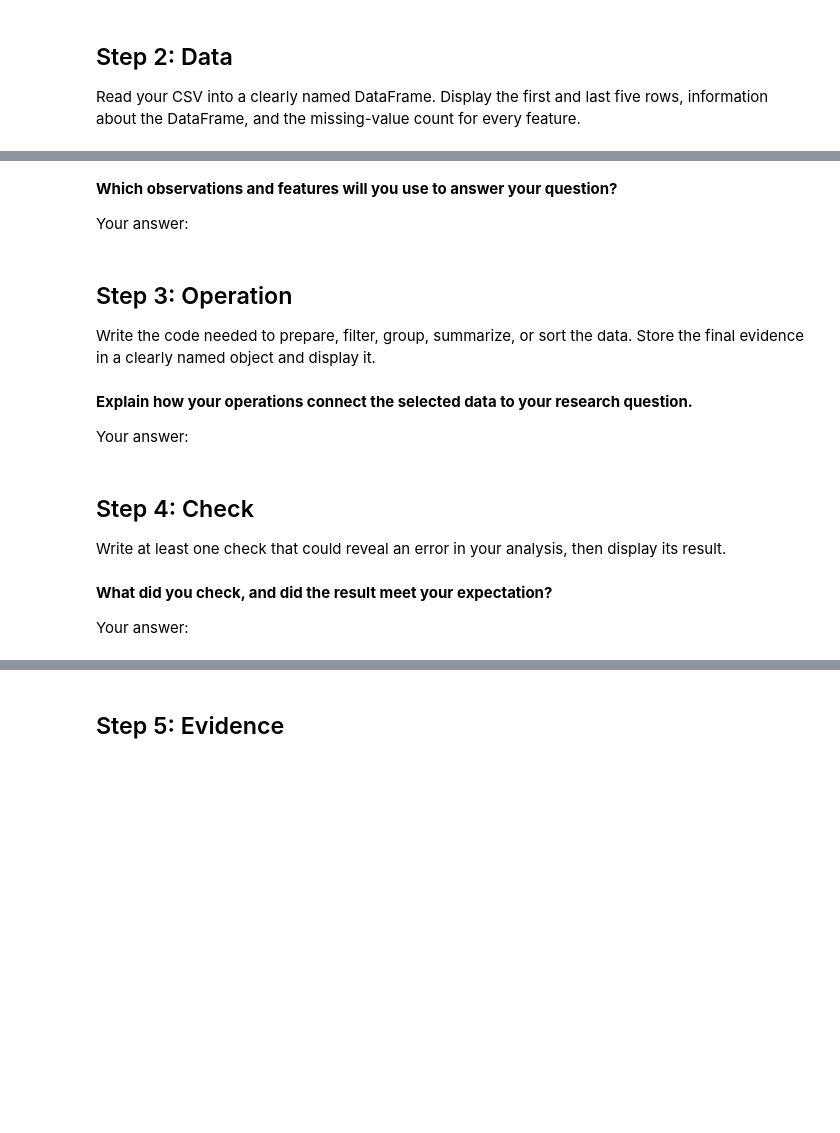
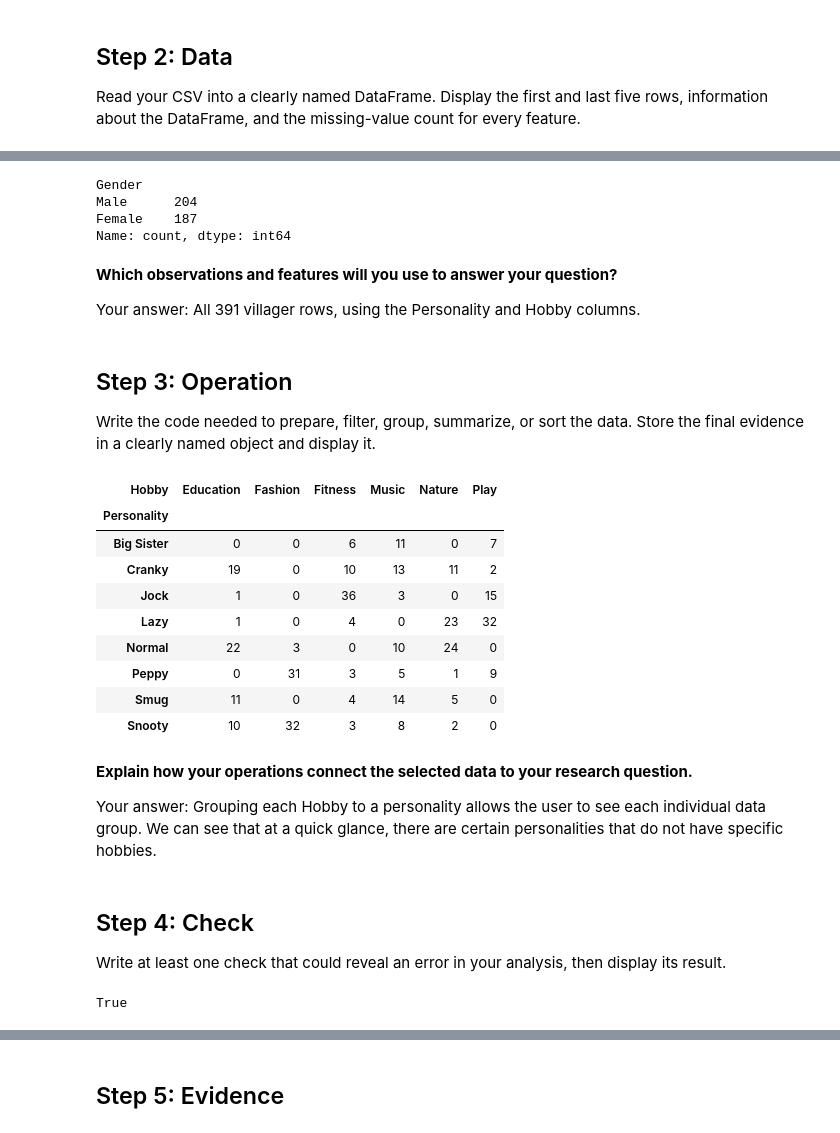
Before and after one commit to swolbroham/Data_Visualization_and_Modeling_Campus, a Jupyter notebook: week01/lab/Lab - Building a Reproducible Analysis Workflow.ipynb, the cells around one changed output, grey strips where cells are left out. Drawn from its saved outputs; the diff is of its cells as text; code cells hidden in the pictures; blank space fills up the shorter version.

```diff
--- a/week01/lab/Lab - Building a Reproducible Analysis Workflow.ipynb
+++ b/week01/lab/Lab - Building a Reproducible Analysis Workflow.ipynb
@@ -342,3 +348,4 @@ Your answer:
 Read your CSV into a clearly named DataFrame. Display the first and last five rows, information about the DataFrame, and the missing-value count for every feature.
 # %%
 # Write your code here.
+villagers = pd.read_csv("data/villagers.csv")
@@ -345,7 +414,14 @@ Read your CSV into a clearly named DataFrame. Display the first and last five ro
+# %%
+villagers["Gender"].value_counts()
+# %% [output]
+Gender
+Male      204
+Female    187
+Name: count, dtype: int64
 # %% [markdown]
 **Which observations and features will you use to answer your question?**
 
-Your answer:
+Your answer: All 391 villager rows, using the Personality and Hobby columns.
 # %% [markdown]
 ## Step 3: Operation
 
@@ -355,7 +429,21 @@ Write the code needed to prepare, filter, group, summarize, or sort the data. St
+# %%
+crossView = pd.crosstab(villagers['Personality'],villagers['Hobby'])
+crossView
+# %% [output]
+| Hobby | Education | Fashion | Fitness | Music | Nature | Play |
+| Personality |  |  |  |  |  |  |
+| Big Sister | 0 | 0 | 6 | 11 | 0 | 7 |
+| Cranky | 19 | 0 | 10 | 13 | 11 | 2 |
+| Jock | 1 | 0 | 36 | 3 | 0 | 15 |
+| Lazy | 1 | 0 | 4 | 0 | 23 | 32 |
+| Normal | 22 | 3 | 0 | 10 | 24 | 0 |
+| Peppy | 0 | 31 | 3 | 5 | 1 | 9 |
+| Smug | 11 | 0 | 4 | 14 | 5 | 0 |
+| Snooty | 10 | 32 | 3 | 8 | 2 | 0 |
 # %% [markdown]
 **Explain how your operations connect the selected data to your research question.**
 
-Your answer:
+Your answer: Grouping each Hobby to a personality allows the user to see each individual data group. We can see that at a quick glance, there are certain personalities that do not have specific hobbies.
 # %% [markdown]
 ## Step 4: Check
 
@@ -365,4 +451,6 @@ Write at least one check that could reveal an error in your analysis, then displ
-# %% [markdown]
-**What did you check, and did the result meet your expectation?**
-
-Your answer:
+# %%
+# Write your code here.
+crossView['Personality_Sum'] = crossView.sum(axis=1)
+crossView['Personality_Sum'].sort_index().equals(villagers['Personality'].value_counts().sort_index())
+# %% [output]
+True
```
Also changed, not shown: parts of 19 cells of this notebook, 1 other file.
